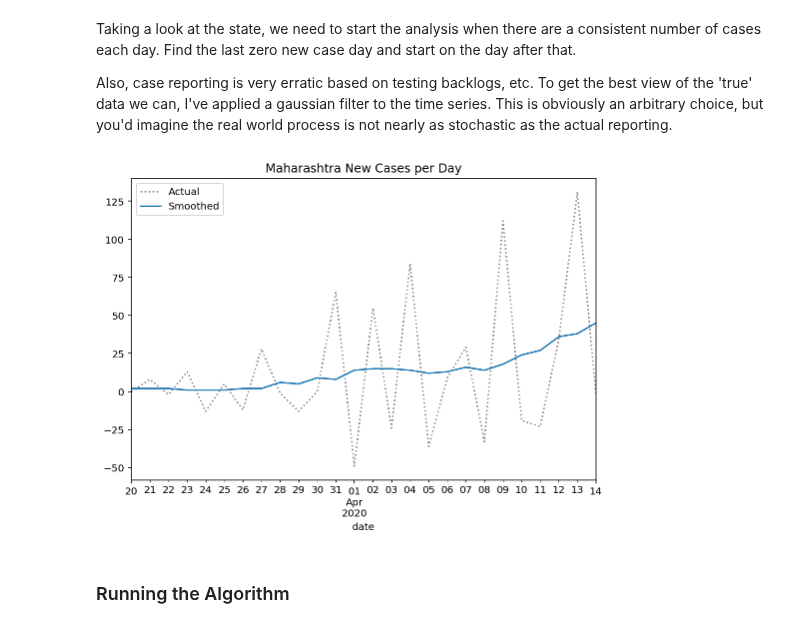
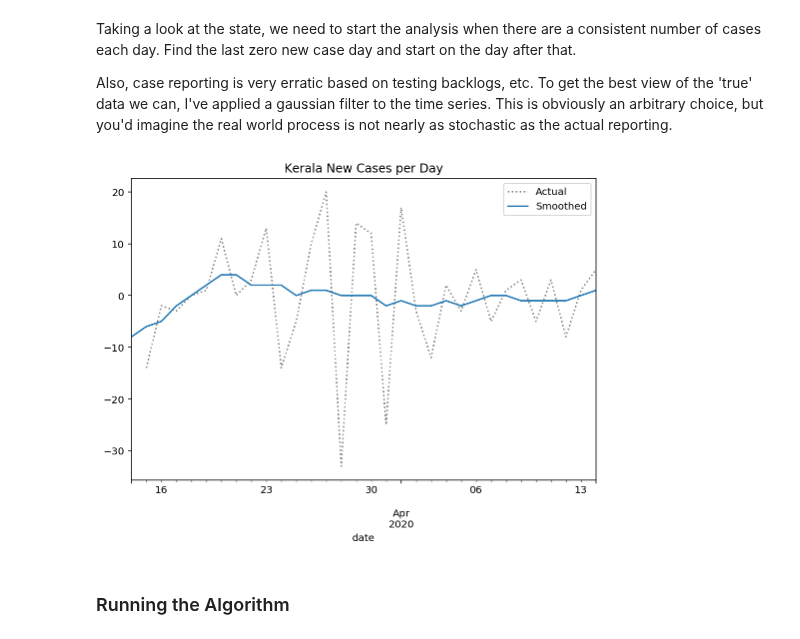
Before and after one commit to meghanabhange/CovidSeer, a Jupyter notebook: _notebooks/2020-04-14-RealtimeR0StrippedDown.ipynb, the cells around one changed output. Saved outputs shown, nothing was run; the diff lists cells and outputs as text; code cells hidden in the pictures.

Commit message:
Plot all states

```diff
--- a/_notebooks/2020-04-14-RealtimeR0StrippedDown.ipynb
+++ b/_notebooks/2020-04-14-RealtimeR0StrippedDown.ipynb
@@ -238,7 +239,7 @@ state = []
 for ele in data["states_daily"]:
     if ele["status"] == "Confirmed":
         for key in ele.keys():
-            if key not in ("status", "date", "tt","la","ct","ut","dn","tg"):
+            if key not in ("status", "date", "tt","la","ct","ut","dn","br"):
                 dates.append(ele["date"])
                 state.append(state_map[key.upper()].replace("\t", ""))
 #                 state.append(key)
@@ -271,7 +272,7 @@ Taking a look at the state, we need to start the analysis when there are a consi
 Also, case reporting is very erratic based on testing backlogs, etc. To get the best view of the 'true' data we can, I've applied a gaussian filter to the time series. This is obviously an arbitrary choice, but you'd imagine the real world process is not nearly as stochastic as the actual reporting.
 # %%
 # hide_input
-state_name = "Maharashtra"
+state_name = "Kerala"
 
 
 def prepare_cases(cases):
@@ -287,35 +288,35 @@ def prepare_cases(cases):
     else:
         last_zero = zeros.max()
         idx_start = smoothed.index.get_loc(last_zero) + 1
-    smoothed = smoothed.iloc[idx_start:]
+#     smoothed = smoothed.iloc[idx_start:]
     original = new_cases.loc[smoothed.index]
 
     return original, smoothed
 
 
 for k in set(states.index.get_level_values("state")):
     cases = states.xs(k).rename(f"{k} cases")
     original, smoothed = prepare_cases(cases)
     if len(original) == 0 or len(smoothed) == 0:
         FILTERED_REGIONS.append(k)
 
 cases = states.xs(state_name).rename(f"{state_name} cases")
 original, smoothed = prepare_cases(cases)
 
 original.plot(
     title=f"{state_name} New Cases per Day",
     c="k",
     linestyle=":",
     alpha=0.5,
     label="Actual",
     legend=True,
     figsize=(600 / 72, 400 / 72),
 )
 
 ax = smoothed.plot(label="Smoothed", legend=True)
 ax.get_figure().set_facecolor("w")
 # %% [output]
-[figure, old version]
+[figure, new version]
 # %% [markdown]
 ### Running the Algorithm
 # %% [markdown]
```
Also changed, not shown: parts of 7 cells of this notebook.
